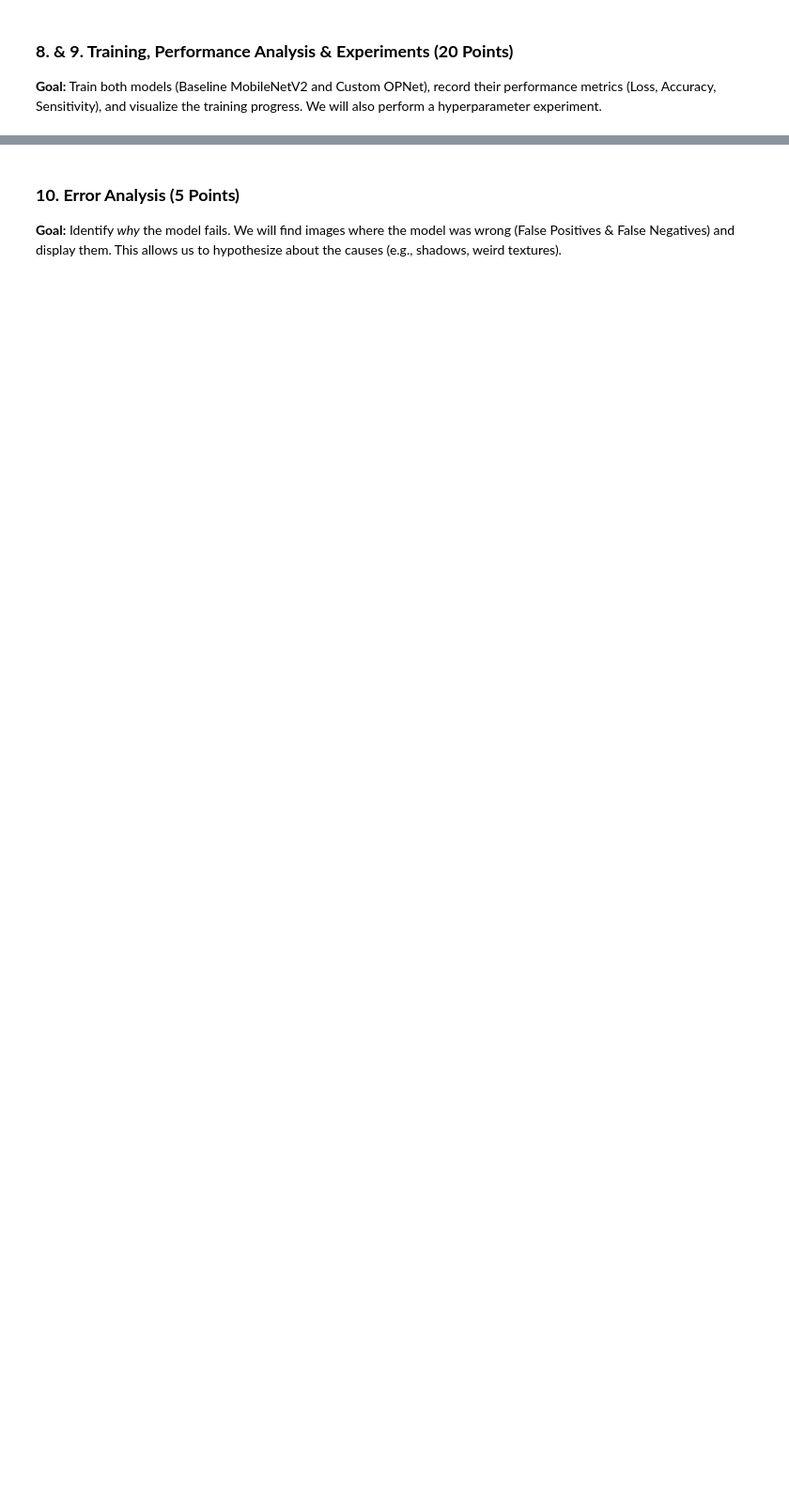
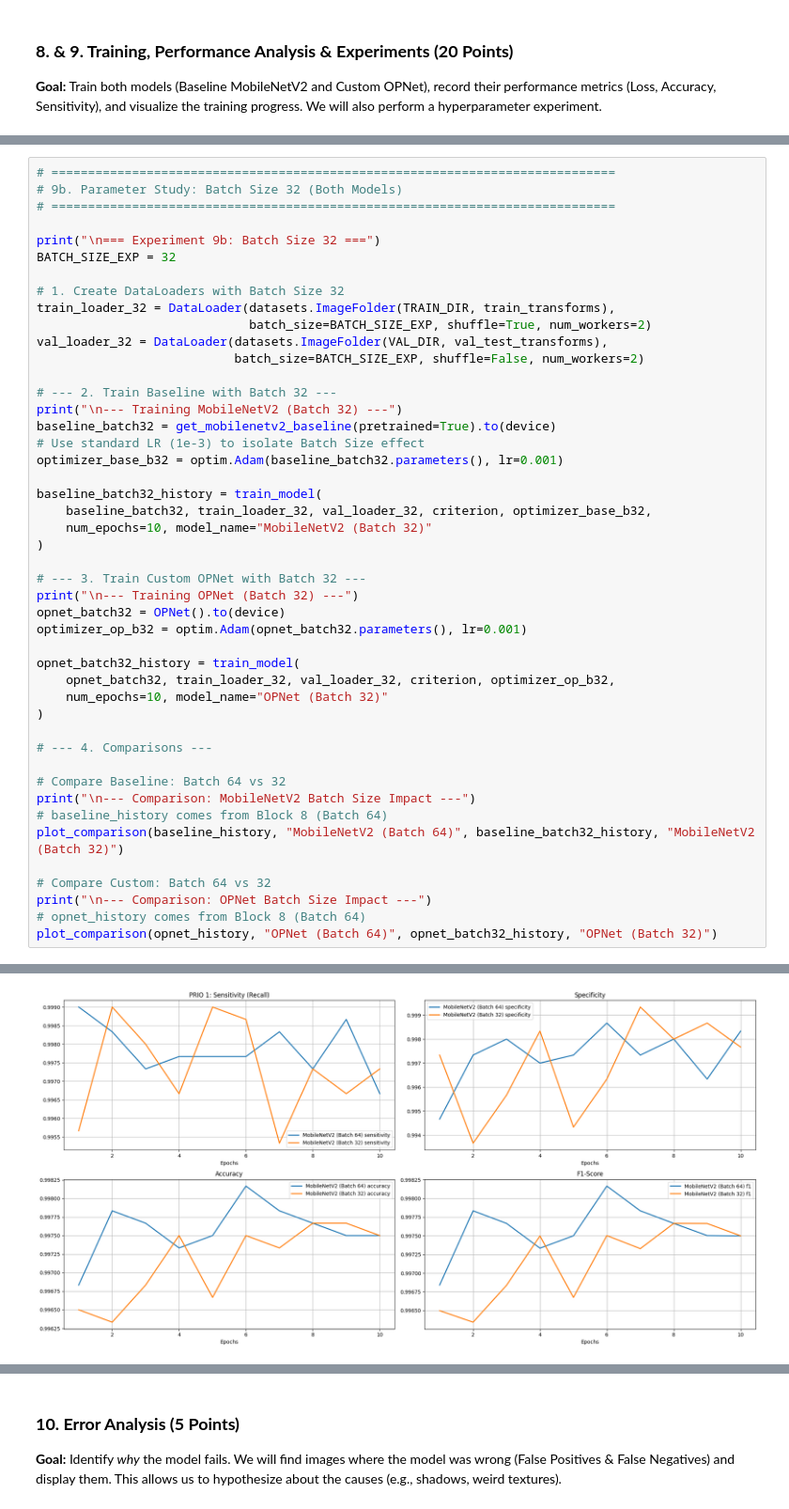
Before and after one commit to Patrick-Nydegger/Cracks_in_concrete, a Jupyter notebook: Cracks_in_concrete_[model].ipynb, the cells around one changed output, grey strips where cells are left out. Shown at 94% size. Saved outputs shown, nothing was run; the diff lists cells and outputs as text; blank space fills up the shorter version.

```diff
--- a/Cracks_in_concrete_[model].ipynb
+++ b/Cracks_in_concrete_[model].ipynb
@@ -1034,0 +784,47 @@ To further optimize our custom model, we conducted a hyperparameter study. We ex
+# %%
+# =============================================================================
+# 9b. Parameter Study: Batch Size 32 (Both Models)
+# =============================================================================
+
+print("\n=== Experiment 9b: Batch Size 32 ===")
+BATCH_SIZE_EXP = 32
+
+# 1. Create DataLoaders with Batch Size 32
+train_loader_32 = DataLoader(datasets.ImageFolder(TRAIN_DIR, train_transforms),
+                             batch_size=BATCH_SIZE_EXP, shuffle=True, num_workers=2)
+val_loader_32 = DataLoader(datasets.ImageFolder(VAL_DIR, val_test_transforms),
+                           batch_size=BATCH_SIZE_EXP, shuffle=False, num_workers=2)
+
+# --- 2. Train Baseline with Batch 32 ---
+print("\n--- Training MobileNetV2 (Batch 32) ---")
+baseline_batch32 = get_mobilenetv2_baseline(pretrained=True).to(device)
+# Use standard LR (1e-3) to isolate Batch Size effect
+optimizer_base_b32 = optim.Adam(baseline_batch32.parameters(), lr=0.001)
+
+baseline_batch32_history = train_model(
+    baseline_batch32, train_loader_32, val_loader_32, criterion, optimizer_base_b32,
+    num_epochs=10, model_name="MobileNetV2 (Batch 32)"
+)
+
+# --- 3. Train Custom OPNet with Batch 32 ---
+print("\n--- Training OPNet (Batch 32) ---")
+opnet_batch32 = OPNet().to(device)
+optimizer_op_b32 = optim.Adam(opnet_batch32.parameters(), lr=0.001)
+
+opnet_batch32_history = train_model(
+    opnet_batch32, train_loader_32, val_loader_32, criterion, optimizer_op_b32,
+    num_epochs=10, model_name="OPNet (Batch 32)"
+)
+
+# --- 4. Comparisons ---
+
+# Compare Baseline: Batch 64 vs 32
+print("\n--- Comparison: MobileNetV2 Batch Size Impact ---")
+# baseline_history comes from Block 8 (Batch 64)
+plot_comparison(baseline_history, "MobileNetV2 (Batch 64)", baseline_batch32_history, "MobileNetV2 (Batch 32)")
+
+# Compare Custom: Batch 64 vs 32
+print("\n--- Comparison: OPNet Batch Size Impact ---")
+# opnet_history comes from Block 8 (Batch 64)
+plot_comparison(opnet_history, "OPNet (Batch 64)", opnet_batch32_history, "OPNet (Batch 32)")
+# %% [output]
@@ -1034,0 +848 @@ To further optimize our custom model, we conducted a hyperparameter study. We ex
+[figure, added]
```
Also changed, not shown: parts of 23 cells of this notebook.
